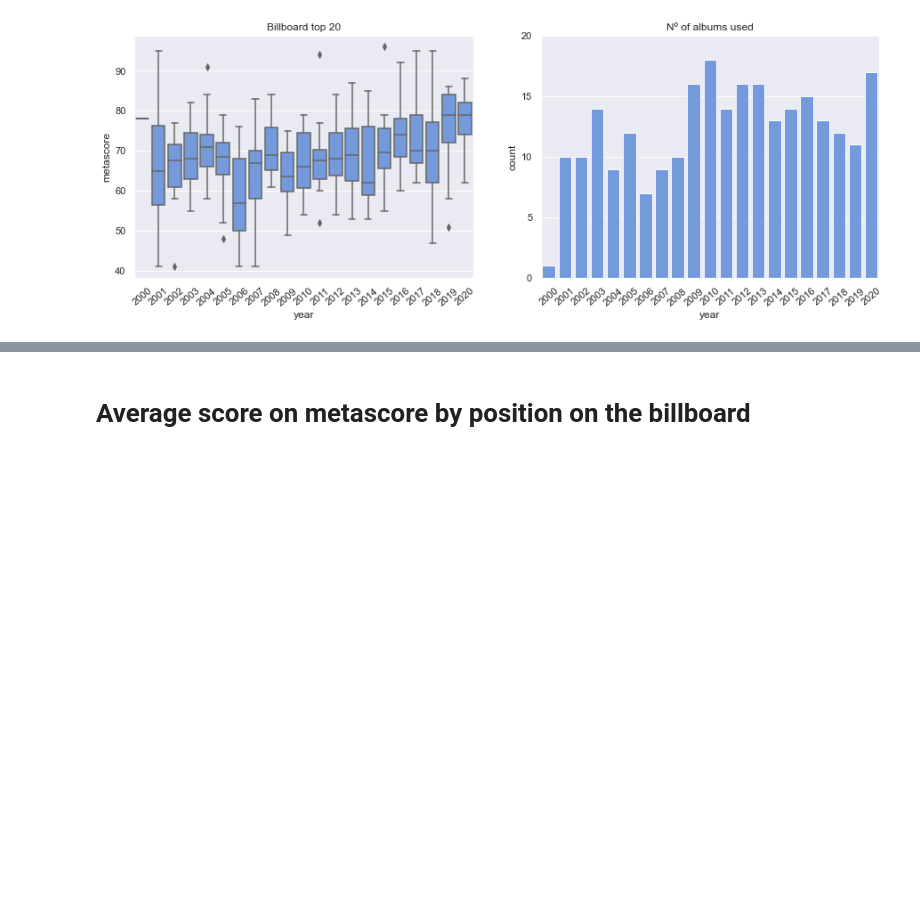
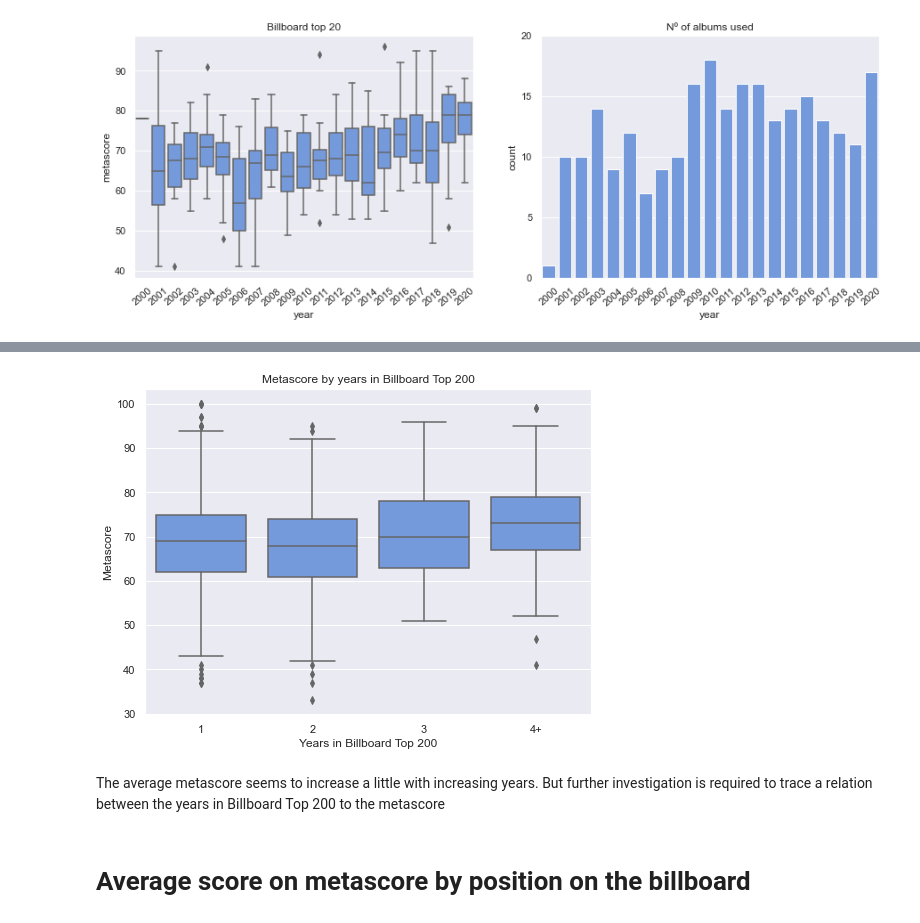
Before and after one commit to wainejr/CSB53, a Jupyter notebook: notebooks/graph_plots_joined_data.ipynb, the cells around one changed output, grey strips where cells are left out. Cells and saved outputs as stored; diff of their text form; code cells hidden in the pictures; blank space fills up the shorter version.

```diff
--- a/notebooks/graph_plots_joined_data.ipynb
+++ b/notebooks/graph_plots_joined_data.ipynb
@@ -197,2 +238,18 @@ plt.show(fig)
+# %%
+fig, axes = plt.subplots(nrows=1, ncols=1)
+
+_df_billboard_years["count_years_max_4"] = _df_billboard_years["count_years"].apply(lambda v: min(v, 4))
+
+ax = sns.boxplot(x="count_years_max_4", y="metascore", data=_df_billboard_years, color="cornflowerblue")
+ax.set_title("Metascore by years in Billboard Top 200")
+ax.set_xlabel("Years in Billboard Top 200")
+ax.set_ylabel("Metascore")
+ax.set_xticklabels(["1", "2", "3", "4+"])
+
+plt.show(fig)
+# %% [output]
+[figure, added]
+# %% [markdown]
+The average metascore seems to increase a little with increasing years. But further investigation is required to trace a relation between the years in Billboard Top 200 to the metascore
 # %% [markdown]
 # Average score on metascore by position on the billboard
```
Also changed, not shown: parts of 6 cells of this notebook.
